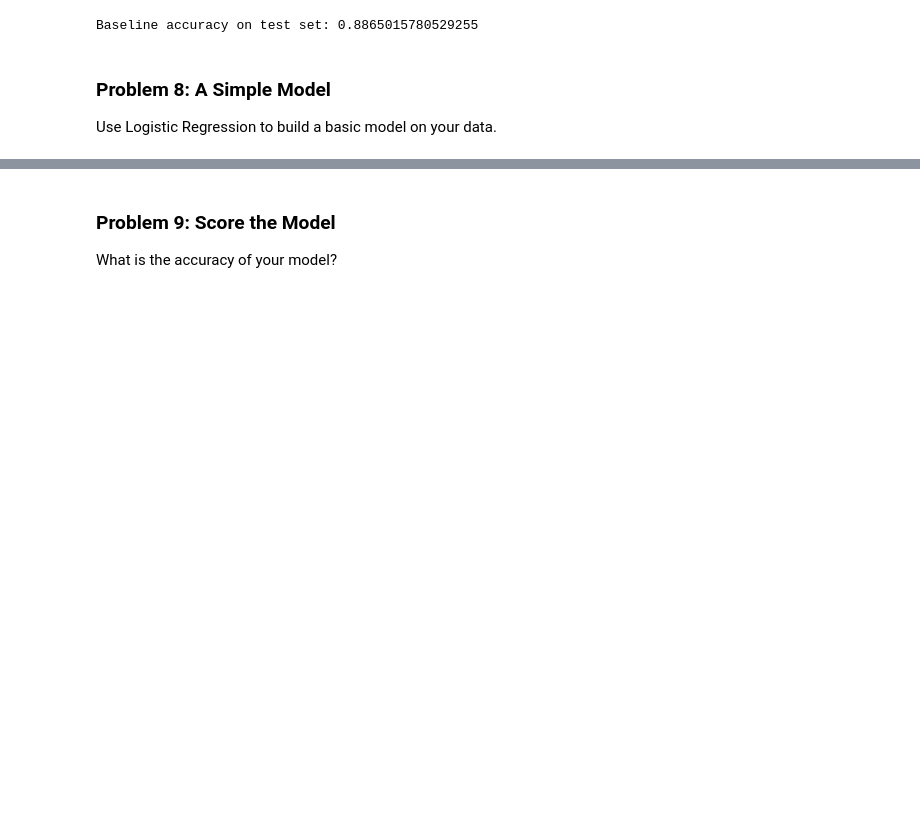
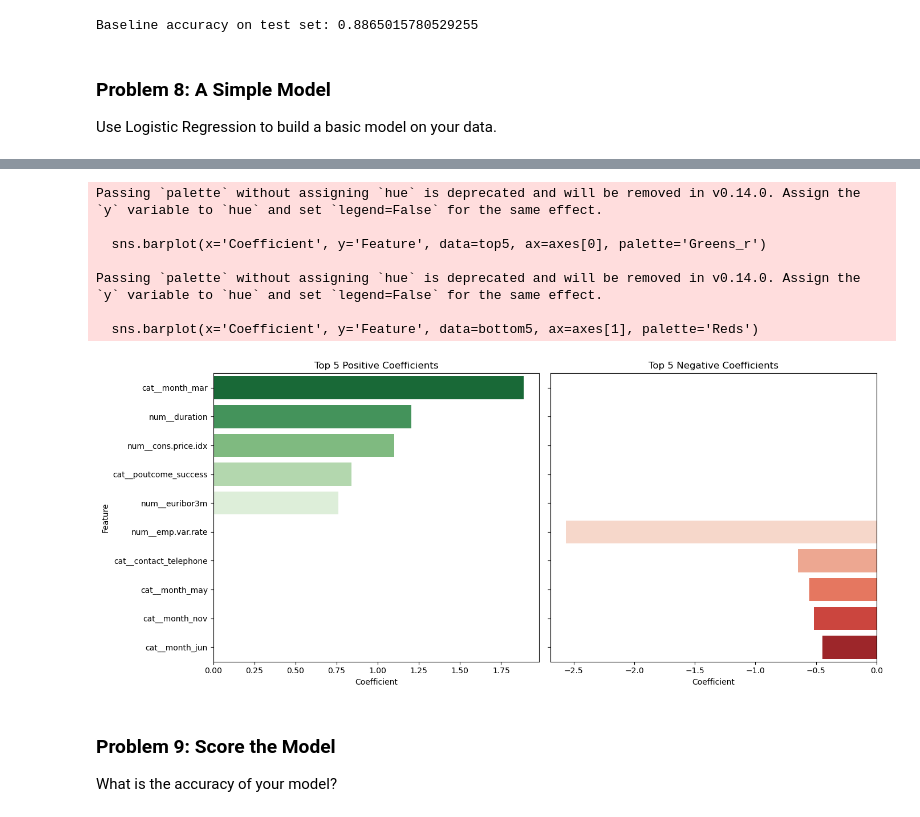
Before and after one commit to lorigreensmith06/AI_ML_practical_application_3, a Jupyter notebook: prompt_III.ipynb, the cells around one changed output, grey strips where cells are left out. Drawn from its saved outputs; the diff is of its cells as text; code cells hidden in the pictures; blank space fills up the shorter version.

```diff
--- a/prompt_III.ipynb
+++ b/prompt_III.ipynb
@@ -305,0 +293,18 @@ Pipeline(steps=[('preprocessor',
+# %%
+log_reg = Pipeline([
+    ('preprocessor', preprocessor),
+    ('log_reg', LogisticRegression())
+])
+log_reg.fit(X_train, y_train)
+
+log_reg_model = log_reg.named_steps['log_reg']
+feature_names = log_reg.named_steps['preprocessor'].get_feature_names_out()
+coefficients = log_reg_model.coef_
+log_reg_model = log_reg.named_steps['log_reg']
+coef_df = pd.DataFrame({
+    'Feature': feature_names,
+    'Coefficient': log_reg_model.coef_[0]
+})
+print(coef_df.sort_values(by='Coefficient', ascending=False))
+
+print(coefficients)
@@ -306,3 +329,36 @@ Pipeline(steps=[('preprocessor',
+# %%
+import pandas as pd
+import seaborn as sns
+import matplotlib.pyplot as plt
+
+# Assuming coef_df is your DataFrame with 'Feature' and 'Coefficient'
+top5 = coef_df.nlargest(5, 'Coefficient')
+bottom5 = coef_df.nsmallest(5, 'Coefficient')
+
+# Set up the subplots
+fig, axes = plt.subplots(1, 2, figsize=(14, 6), sharey=True)
+
+# Plot top 5 coefficients
+sns.barplot(x='Coefficient', y='Feature', data=top5, ax=axes[0], palette='Greens_r')
+axes[0].set_title('Top 5 Positive Coefficients')
+
+# Plot bottom 5 coefficients
+sns.barplot(x='Coefficient', y='Feature', data=bottom5, ax=axes[1], palette='Reds')
+axes[1].set_title('Top 5 Negative Coefficients')
+
+# Improve layout
+plt.tight_layout()
+plt.savefig('images/coefficients_results.png', dpi=300, bbox_inches='tight')
+plt.show()
+# %% [output]
+Passing `palette` without assigning `hue` is deprecated and will be removed in v0.14.0. Assign the `y` variable to `hue` and set `legend=False` for the same effect.
+
+  sns.barplot(x='Coefficient', y='Feature', data=top5, ax=axes[0], palette='Greens_r')
+
+Passing `palette` without assigning `hue` is deprecated and will be removed in v0.14.0. Assign the `y` variable to `hue` and set `legend=False` for the same effect.
+
+  sns.barplot(x='Coefficient', y='Feature', data=bottom5, ax=axes[1], palette='Reds')
+[figure, added]
 # %% [markdown]
 ### Problem 9: Score the Model
 
```
Also changed, not shown: parts of 12 cells of this notebook, 1 other file.
